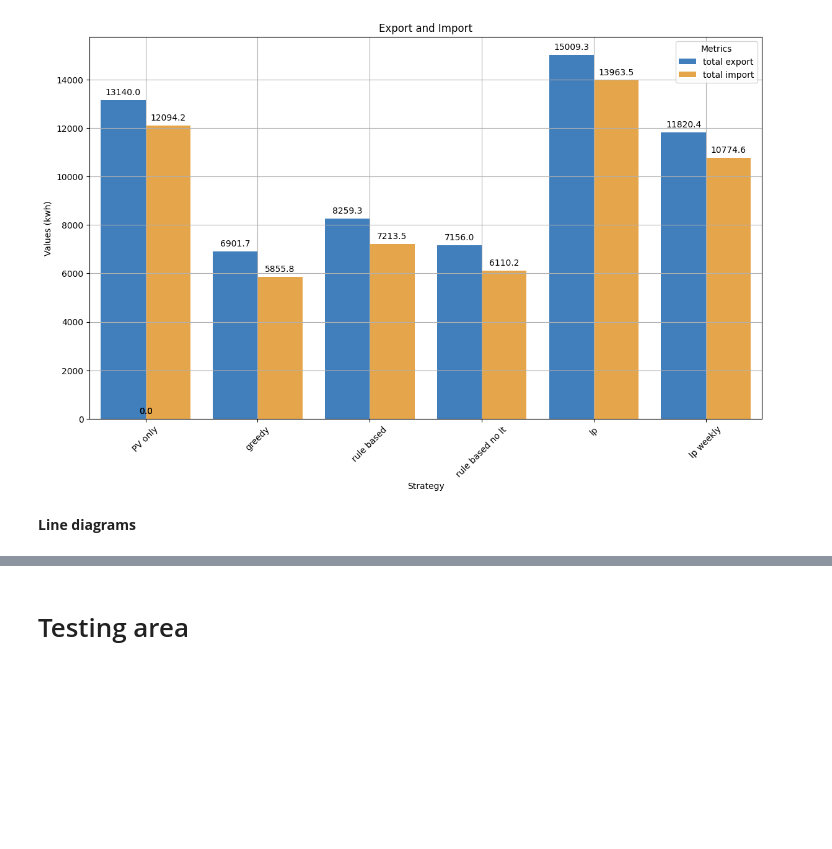
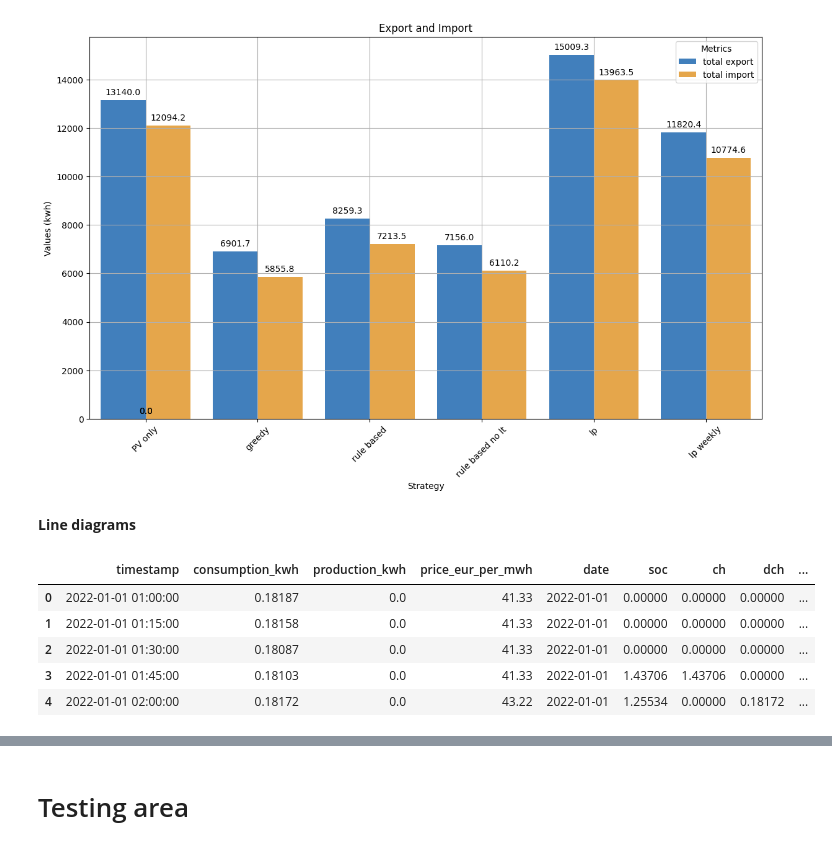
Before and after one commit to TolnaiGergo/EnergyCommunity, a Jupyter notebook: test.ipynb, the cells around one changed output, grey strips where cells are left out. Saved outputs shown, nothing was run; the diff lists cells and outputs as text; code cells hidden in the pictures; blank space fills up the shorter version.

```diff
--- a/test.ipynb
+++ b/test.ipynb
@@ -2433,3 +2433,13 @@ plt.show()
 [figure]
 # %% [markdown]
 **Line diagrams**
+# %%
+lp_data = pandas.read_csv(f"../output/seaborn/lp_output_{option}.csv")
+lp_data.head()
+# %% [output]
+|  | timestamp | consumption_kwh | production_kwh | price_eur_per_mwh | date | soc | ch | dch | ... |
+| 0 | 2022-01-01 01:00:00 | 0.18187 | 0.0 | 41.33 | 2022-01-01 | 0.00000 | 0.00000 | 0.00000 | ... |
+| 1 | 2022-01-01 01:15:00 | 0.18158 | 0.0 | 41.33 | 2022-01-01 | 0.00000 | 0.00000 | 0.00000 | ... |
+| 2 | 2022-01-01 01:30:00 | 0.18087 | 0.0 | 41.33 | 2022-01-01 | 0.00000 | 0.00000 | 0.00000 | ... |
+| 3 | 2022-01-01 01:45:00 | 0.18103 | 0.0 | 41.33 | 2022-01-01 | 1.43706 | 1.43706 | 0.00000 | ... |
+| 4 | 2022-01-01 02:00:00 | 0.18172 | 0.0 | 43.22 | 2022-01-01 | 1.25534 | 0.00000 | 0.18172 | ... |
```
Also changed, not shown: parts of 3 cells of this notebook.
